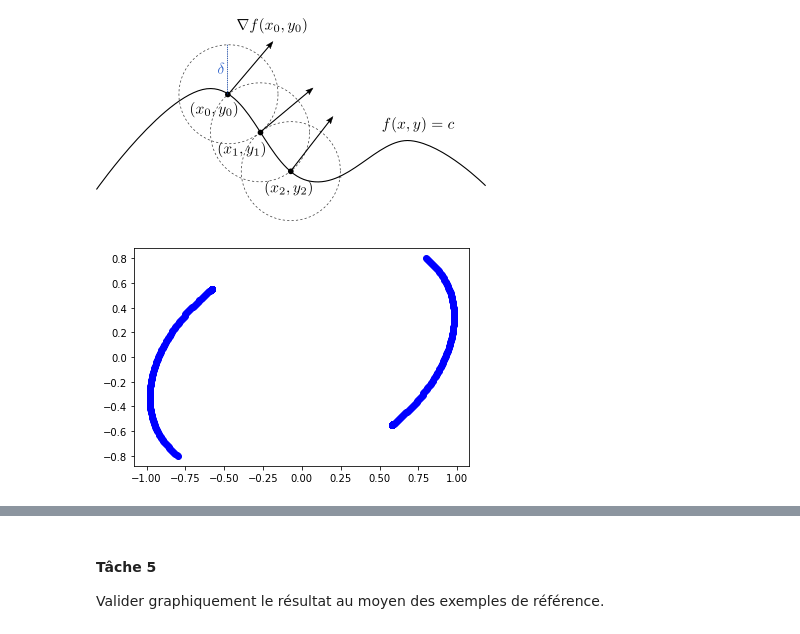
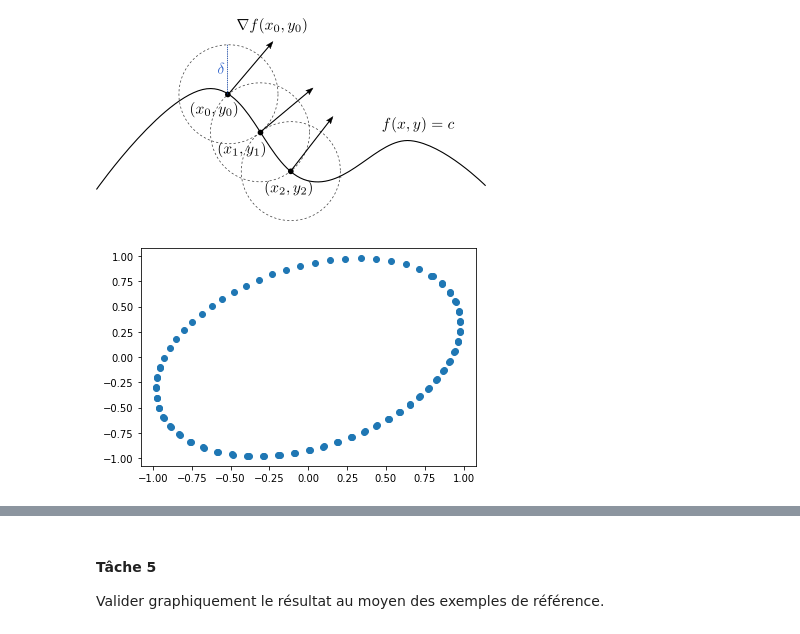
Before and after one commit to plgstalter/gstalter_freyther_ue11, a Jupyter notebook: gstalter_freyther.ipynb, the cells around one changed output, grey strips where cells are left out. Saved outputs shown, nothing was run; the diff lists cells and outputs as text; code cells hidden in the pictures.

```diff
--- a/gstalter_freyther.ipynb
+++ b/gstalter_freyther.ipynb
@@ -347,25 +347,23 @@ def level_curve(f, x0, y0, delta=0.1, N=100, eps=eps):
    c = f(x0, y0)
 
    def f_bis(x, y):
-      distance = np.sqrt((x-x0)**2 + (y - y0)**2) - delta
+      distance = (x-x0)**2 + (y - y0)**2 - delta**2
       return np.array([f(x, y) - c, distance])
 
-   for k in range(N):
-      x0, y0 = values[-1]
-      grad_bis = grad_f(x0, x0) # calcul gradient
-      grad_bis = grad_bis/np.sqrt(grad_bis[0]**2 + grad_bis[1]**2) # normalization
-      grad_bis = delta * np.dot(np.array([[0., 1.], [-1., 0.]]), grad_bis) # matrice de rotation de pi/2
-      xbis, ybis = (x0, y0) + grad_bis
+   for k in range(N - 1):
+      x0, y0 = values[k]
+      grad_bis  = grad_f(x0, y0) # calcul gradient
+      grad_bis /= np.linalg.norm(grad_bis, 2) # normalization
+      grad_bis  = delta * np.dot(np.array([[0., 1.], [-1., 0.]]), grad_bis) # matrice de rotation de pi/2 et on multiplie par delta
+      xbis, ybis = [x0, y0] + grad_bis
       values.append(Newton(f_bis, xbis, ybis, eps))
 
-   return np.array(values)
+   return np.array(values).T #we want that values.shape == (2, N)
 # %%
-values = level_curve(f1, -.8, -.8, 0.01, 200)
-values_bis = level_curve(f1, 0.8, 0.8, 0.01, 200)
+values = level_curve(f1, .8, .8, 0.1, 100)
+
 
 %matplotlib inline
-plt.figure() ;
-plt.scatter(values[:, 0], values[:, 1], color = 'blue') ;
-plt.scatter(values_bis[:, 0], values_bis[:, 1], color = 'blue') ;
+plt.scatter(values[0, :], values[1, :]) ;
 # %% [output]
-[figure, old version]
+[figure, new version]
```
Also changed, not shown: parts of 6 cells of this notebook.
